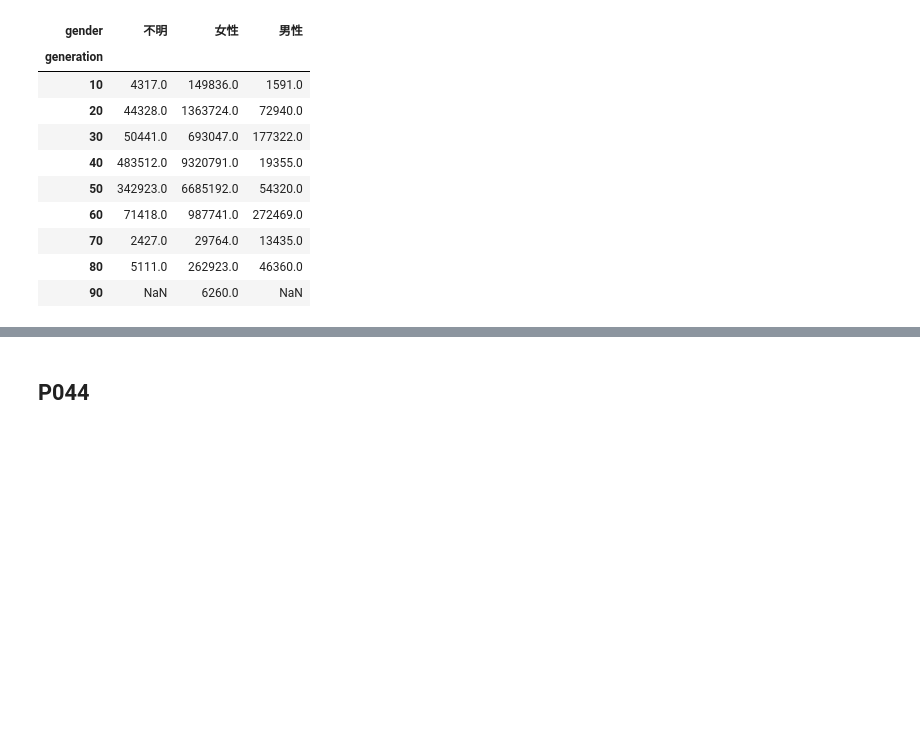
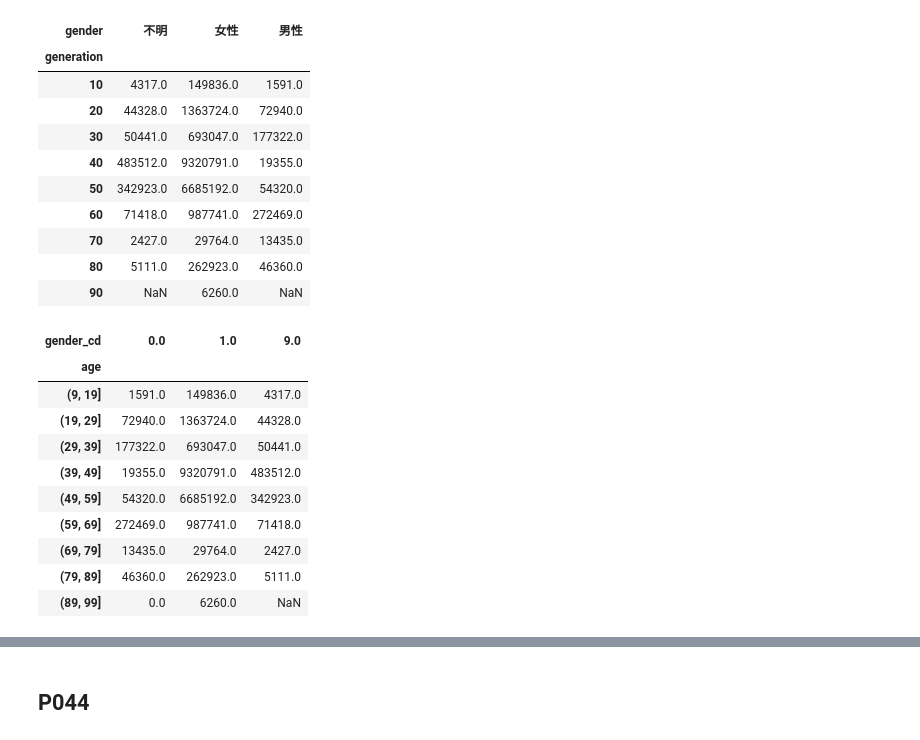
Before and after one commit to okusama27/koan, a Jupyter notebook: 100knock/submit/kame-chan/100_knock_Python(kame-chan).ipynb, the cells around one changed output, grey strips where cells are left out. Saved outputs shown, nothing was run; the diff lists cells and outputs as text; code cells hidden in the pictures; blank space fills up the shorter version.

```diff
--- a/100knock/submit/kame-chan/100_knock_Python(kame-chan).ipynb
+++ b/100knock/submit/kame-chan/100_knock_Python(kame-chan).ipynb
@@ -1081,3 +1084,20 @@ df43_ans
 | 70 | 2427.0 | 29764.0 | 13435.0 |
 | 80 | 5111.0 | 262923.0 | 46360.0 |
 | 90 | NaN | 6260.0 | NaN |
+# %%
+#しんせいたろうさんの回答
+df_sales_summary = df_customer.merge(df_receipt, left_on="customer_id", right_on="customer_id", how="outer")
+df_sales_summary = df_sales_summary.groupby(by=[pd.cut(df_sales_summary["age"],range(-1,100,10)[1:]), "gender_cd"])["amount"].sum()
+df_sales_summary.unstack()
+# %% [output]
+| gender_cd | 0.0 | 1.0 | 9.0 |
+| age |  |  |  |
+| (9, 19] | 1591.0 | 149836.0 | 4317.0 |
+| (19, 29] | 72940.0 | 1363724.0 | 44328.0 |
+| (29, 39] | 177322.0 | 693047.0 | 50441.0 |
+| (39, 49] | 19355.0 | 9320791.0 | 483512.0 |
+| (49, 59] | 54320.0 | 6685192.0 | 342923.0 |
+| (59, 69] | 272469.0 | 987741.0 | 71418.0 |
+| (69, 79] | 13435.0 | 29764.0 | 2427.0 |
+| (79, 89] | 46360.0 | 262923.0 | 5111.0 |
+| (89, 99] | 0.0 | 6260.0 | NaN |
```
Also changed, not shown: parts of 7 cells of this notebook.
